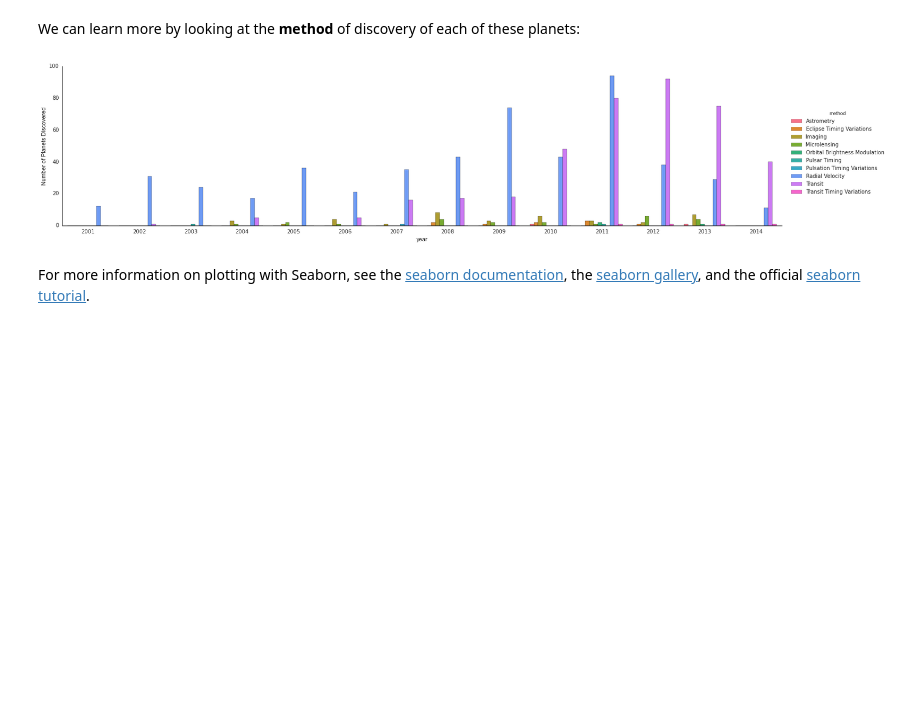
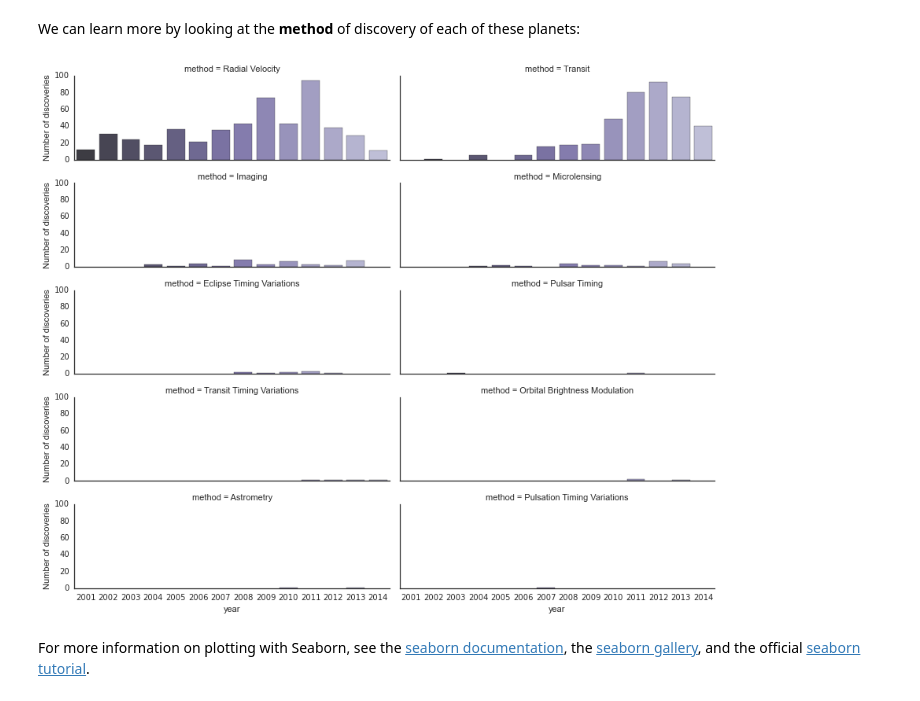
Before and after one commit to jakevdp/OsloWorkshop2014, a Jupyter notebook: notebooks/01.4_MatplotlibSeaborn.ipynb, the cells around one changed output. Drawn from its saved outputs; the diff is of its cells as text; code cells hidden in the pictures; blank space fills up the shorter version.

```diff
--- a/notebooks/01.4_MatplotlibSeaborn.ipynb
+++ b/notebooks/01.4_MatplotlibSeaborn.ipynb
@@ -226,7 +226,7 @@ plt.plot(x, np.sin(x), x, np.cos(x));
 [figure]
 # %%
 import seaborn as sns
-sns.set()
+sns.set(color_codes=True)
 plt.plot(x, np.sin(x), x, np.cos(x));
 # %% [output]
 [figure]
@@ -370,6 +370,6 @@ planets.head()
 | 4 | Radial Velocity | 1 | 516.220 | 10.50 | 119.47 | 2009 |
 # %%
 with sns.axes_style('white'):
-    g = sns.factorplot("year", data=planets, aspect=1.5)
+    g = sns.factorplot("year", data=planets, aspect=2, kind="count", color="b")
     g.set_xticklabels(step=5)
 # %% [output]
@@ -378,11 +378,13 @@ with sns.axes_style('white'):
 We can learn more by looking at the **method** of discovery of each of these planets:
 # %%
 with sns.axes_style('white'):
-    g = sns.factorplot("year", data=planets, aspect=4.0,
-                       hue='method', x_order=range(2001, 2015))
-    g.set_ylabels('Number of Planets Discovered')
+    methods = planets["method"].value_counts().index
+    g = sns.factorplot("year", col='method', col_wrap=2, data=planets, kind="count",
+                       size=2, aspect=3, palette="Purples_d",
+                       order=range(2001, 2015), col_order=methods)
+    g.set_ylabels('Number of discoveries')
 # %% [output]
-[figure, old version]
+[figure, new version]
 # %% [markdown]
 For more information on plotting with Seaborn, see the [seaborn documentation](http://stanford.edu/~mwaskom/software/seaborn), the [seaborn gallery](http://stanford.edu/~mwaskom/software/seaborn/examples/index.html), and the official [seaborn tutorial](http://stanford.edu/~mwaskom/software/seaborn/tutorial.html).
 # %% [markdown]
```
Also changed, not shown: parts of 29 cells of this notebook, 1 other file.
